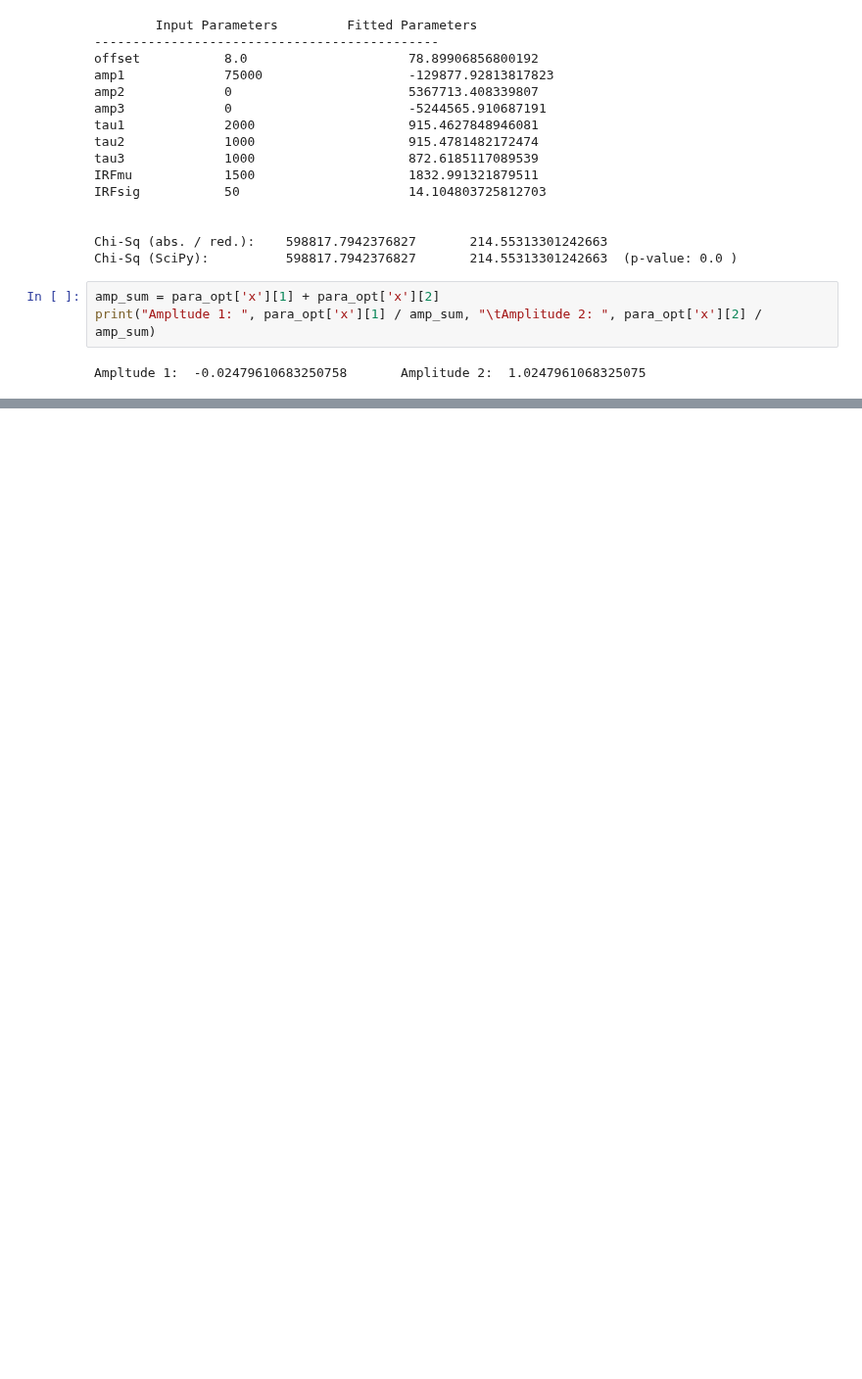
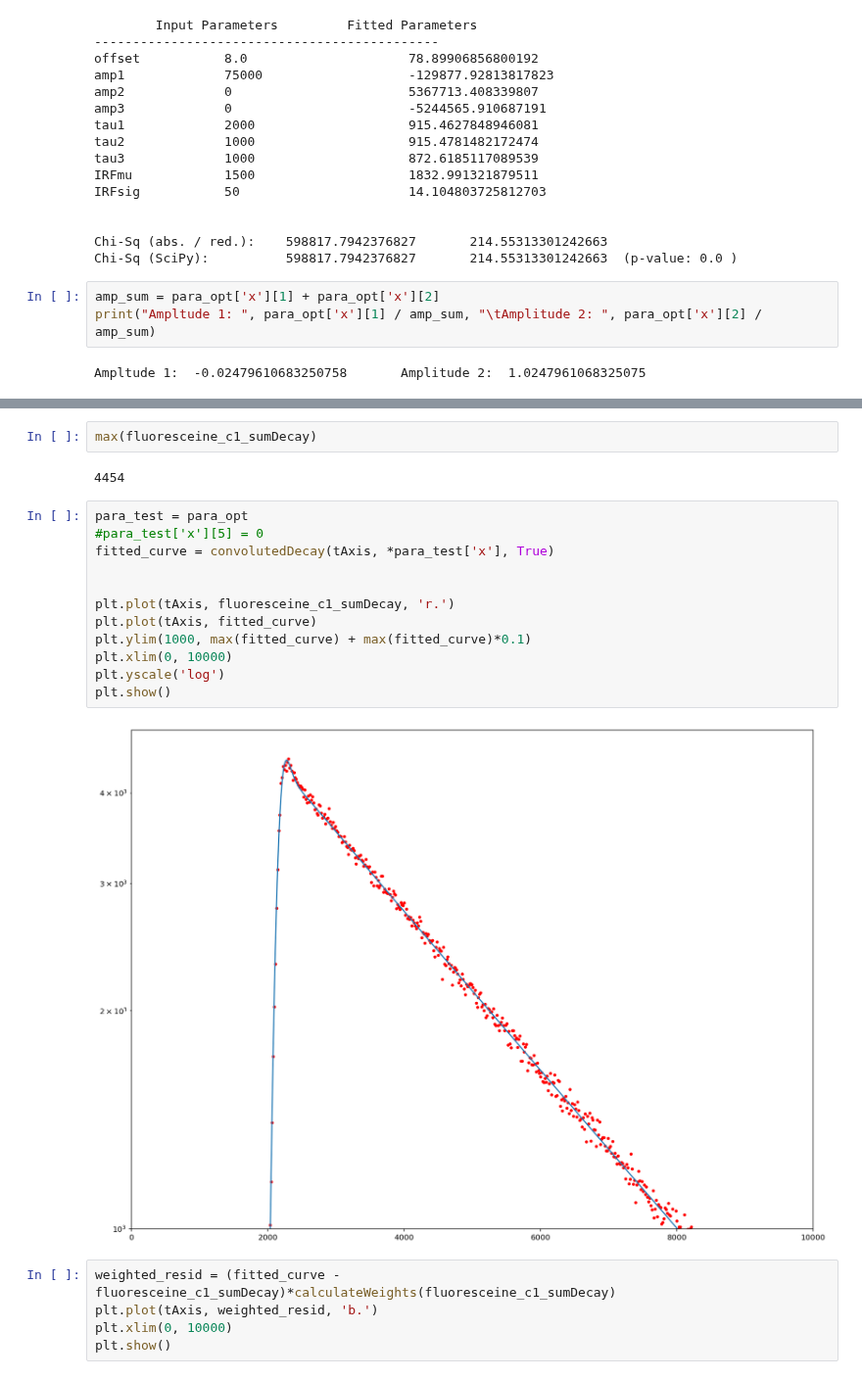
Before and after one commit to Tomkaehst/PhasorFLIM, a Jupyter notebook: notebooks/PicoQuant PTU Decoding and Fitting.ipynb, the cells around one changed output, grey strips where cells are left out. Shown at 98% size. Cells and saved outputs as stored; diff of their text form; blank space fills up the shorter version.

```diff
--- a/notebooks/PicoQuant PTU Decoding and Fitting.ipynb
+++ b/notebooks/PicoQuant PTU Decoding and Fitting.ipynb
@@ -2163,0 +2721,23 @@ Ampltude 1:  -0.02479610683250758       Amplitude 2:  1.0247961068325075
+# %%
+max(fluoresceine_c1_sumDecay)
+# %% [output]
+4454
+# %%
+para_test = para_opt
+#para_test['x'][5] = 0
+fitted_curve = convolutedDecay(tAxis, *para_test['x'], True)
+
+
+plt.plot(tAxis, fluoresceine_c1_sumDecay, 'r.')
+plt.plot(tAxis, fitted_curve)
+plt.ylim(1000, max(fitted_curve) + max(fitted_curve)*0.1)
+plt.xlim(0, 10000)
+plt.yscale('log')
+plt.show()
+# %% [output]
+[figure, added]
+# %%
+weighted_resid = (fitted_curve - fluoresceine_c1_sumDecay)*calculateWeights(fluoresceine_c1_sumDecay)
+plt.plot(tAxis, weighted_resid, 'b.')
+plt.xlim(0, 10000)
+plt.show()
```
Also changed, not shown: parts of 3 cells of this notebook, 1 other file.
